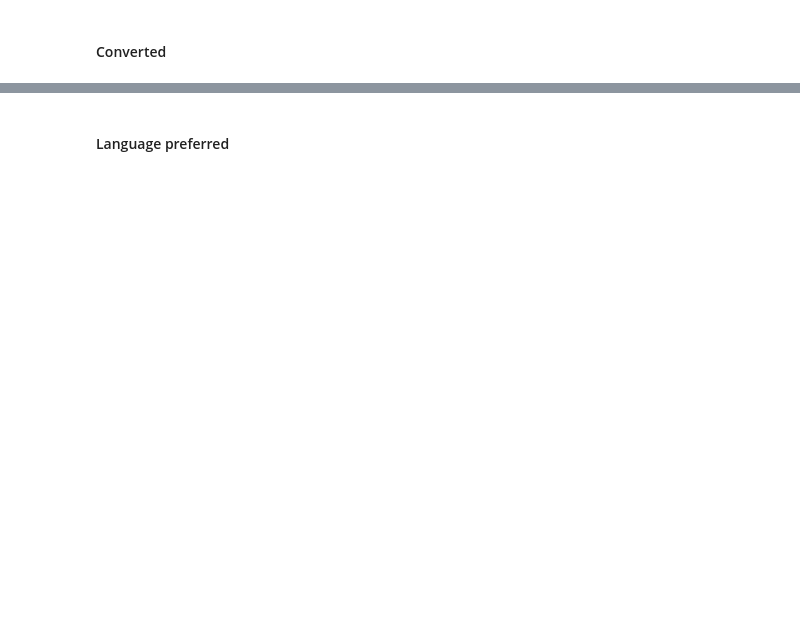
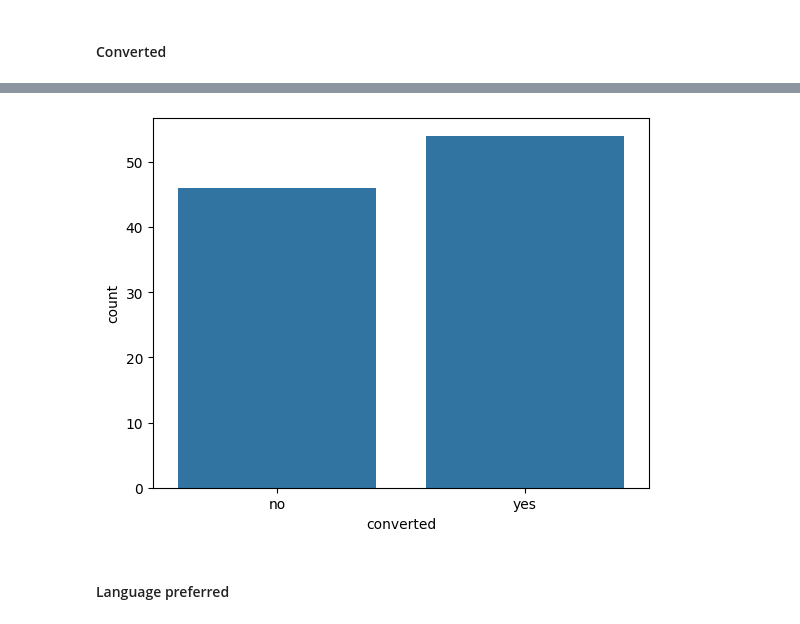
Before and after one commit to erika024/data-science, a Jupyter notebook: ENews_Express_Learner_Notebook_5BLow_Code_Version_5D.ipynb, the cells around one changed output, grey strips where cells are left out. Cells and saved outputs as stored; diff of their text form; code cells hidden in the pictures; blank space fills up the shorter version.

```diff
--- a/ENews_Express_Learner_Notebook_5BLow_Code_Version_5D.ipynb
+++ b/ENews_Express_Learner_Notebook_5BLow_Code_Version_5D.ipynb
@@ -175,7 +232,9 @@ df['converted'].value_counts()
 # %%
 # complete the code to plot the countplot
-sns.countplot(data=df,x=__________)
+sns.countplot(data=df,x='converted')
 plt.show()
+# %% [output]
+[figure, added]
 # %% [markdown]
 #### Language preferred
 # %%
```
Also changed, not shown: parts of 16 cells of this notebook.
